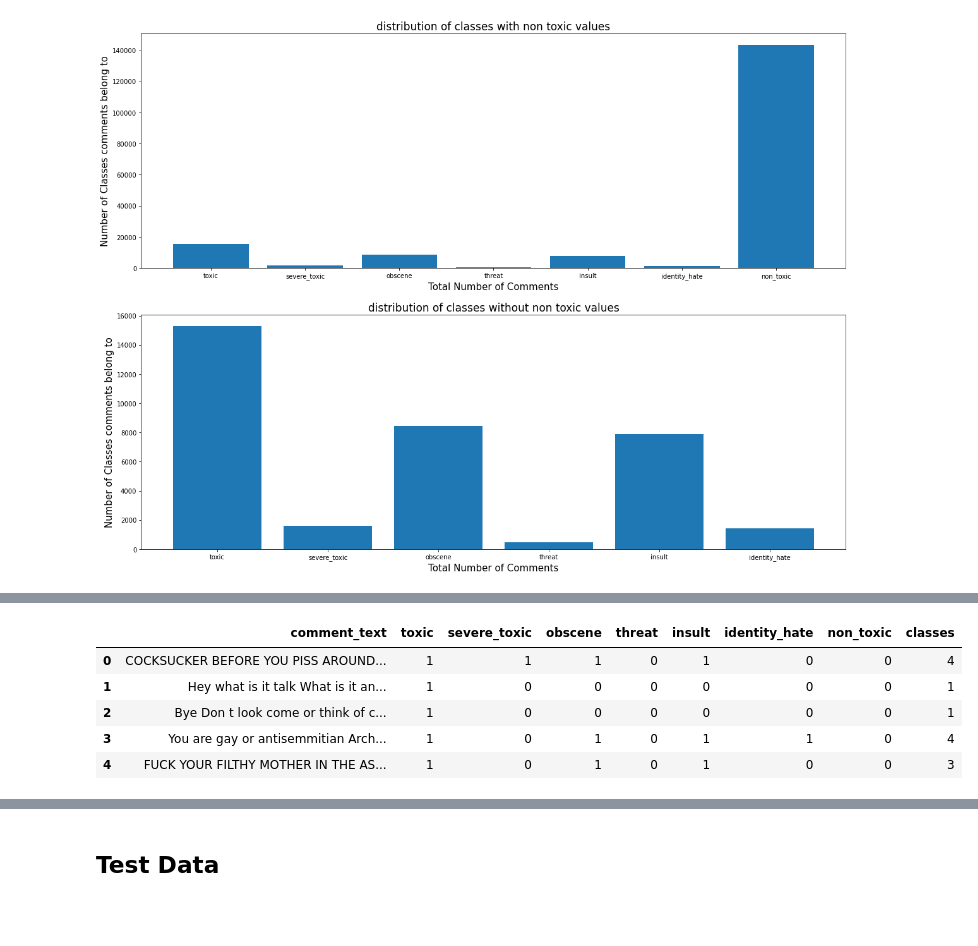
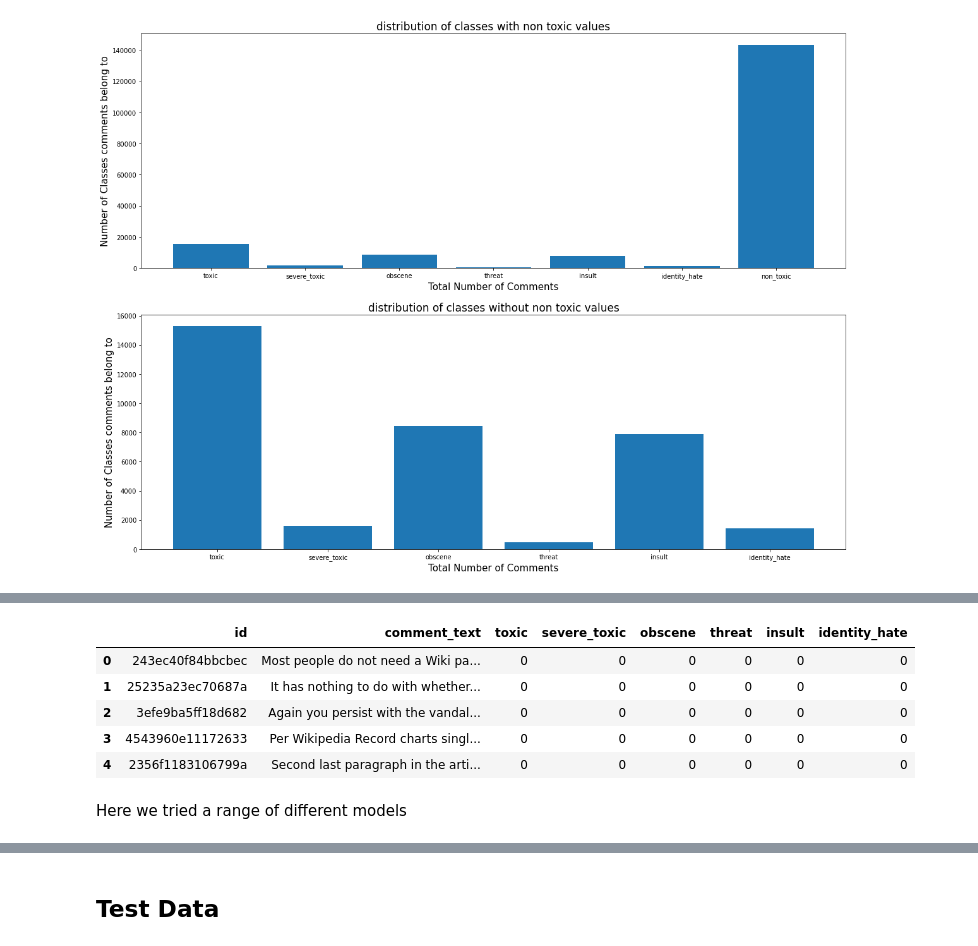
Before and after one commit to zareeiant/ItML_Project_1_Students, a Jupyter notebook: proj_1_start.ipynb, the cells around one changed output, grey strips where cells are left out. Saved outputs shown, nothing was run; the diff lists cells and outputs as text; code cells hidden in the pictures; blank space fills up the shorter version.

```diff
--- a/proj_1_start.ipynb
+++ b/proj_1_start.ipynb
@@ -180,2 +167,0 @@ processed_data['comment_text']=processed_data['comment_text'].map(lambda x: re.s
-# %%
-processed_data.drop(columns=["id"],inplace=True)
@@ -238,0 +168,6 @@ Graph(processed_data,working_data)
+# %%
+import nltk
+nltk.download('stopwords')
+from nltk.corpus import stopwords
+from nltk.tokenize import word_tokenize
+stop_words = set(stopwords.words('english'))
@@ -238,0 +178,28 @@ Graph(processed_data,working_data)
+# %%
+# Preprocess the text data
+def preprocess(text):
+
+    #Removing IP address
+
+    text=re.sub(r"([0-9]{1,3})\.([0-9]{1,3})\.([0-9]{1,3})\.([0-9]{1,3})","",text)
+
+    #Getting ride of the URLs with space even if they are in paranthesis
+
+    text=re.sub(r"\S*https?:\S*|\s*www\.\s*", "", text)
+
+    text=re.sub(r"\"\"", "\"",text)  # replacing "" with "
+
+    text=re.sub(r"^\"", "",text)      # removing quotation from start and the end of the string
+
+    #Remove special characters and numbers
+    text=re.sub(r'\s*[^a-zA-Z]\s*',' ',text)
+
+    #Removing extra spaces in the text
+    text=re.sub(r"\s\s+", " ",text)
+
+    # Remove stopwords
+    words = word_tokenize(text)
+    words = [w for w in words if not w in stop_words]
+    return text
+# %%
+processed_data['comment_text']=processed_data['comment_text'].apply(preprocess)
@@ -239,11 +208,12 @@ Graph(processed_data,working_data)
 # %%
+working_data=working_data.sample(5000)
 working_data=working_data.reset_index()
-working_data.drop(columns=['index'], inplace=True)
+working_data.drop(columns=['index','non_toxic','classes'], inplace=True)
 working_data.head()
 # %% [output]
-|  | comment_text | toxic | severe_toxic | obscene | threat | insult | identity_hate | non_toxic | classes |
-| 0 | COCKSUCKER BEFORE YOU PISS AROUND... | 1 | 1 | 1 | 0 | 1 | 0 | 0 | 4 |
-| 1 | Hey what is it talk What is it an... | 1 | 0 | 0 | 0 | 0 | 0 | 0 | 1 |
-| 2 | Bye Don t look come or think of c... | 1 | 0 | 0 | 0 | 0 | 0 | 0 | 1 |
-| 3 | You are gay or antisemmitian Arch... | 1 | 0 | 1 | 0 | 1 | 1 | 0 | 4 |
-| 4 | FUCK YOUR FILTHY MOTHER IN THE AS... | 1 | 0 | 1 | 0 | 1 | 0 | 0 | 3 |
+|  | id | comment_text | toxic | severe_toxic | obscene | threat | insult | identity_hate |
+| 0 | 243ec40f84bbcbec | Most people do not need a Wiki pa... | 0 | 0 | 0 | 0 | 0 | 0 |
+| 1 | 25235a23ec70687a | It has nothing to do with whether... | 0 | 0 | 0 | 0 | 0 | 0 |
+| 2 | 3efe9ba5ff18d682 | Again you persist with the vandal... | 0 | 0 | 0 | 0 | 0 | 0 |
+| 3 | 4543960e11172633 | Per Wikipedia Record charts singl... | 0 | 0 | 0 | 0 | 0 | 0 |
+| 4 | 2356f1183106799a | Second last paragraph in the arti... | 0 | 0 | 0 | 0 | 0 | 0 |
@@ -249,0 +260,2 @@ working_data.head()
+# %% [markdown]
+Here we tried a range of different models
```
Also changed, not shown: parts of 32 cells of this notebook, 1 other file.
